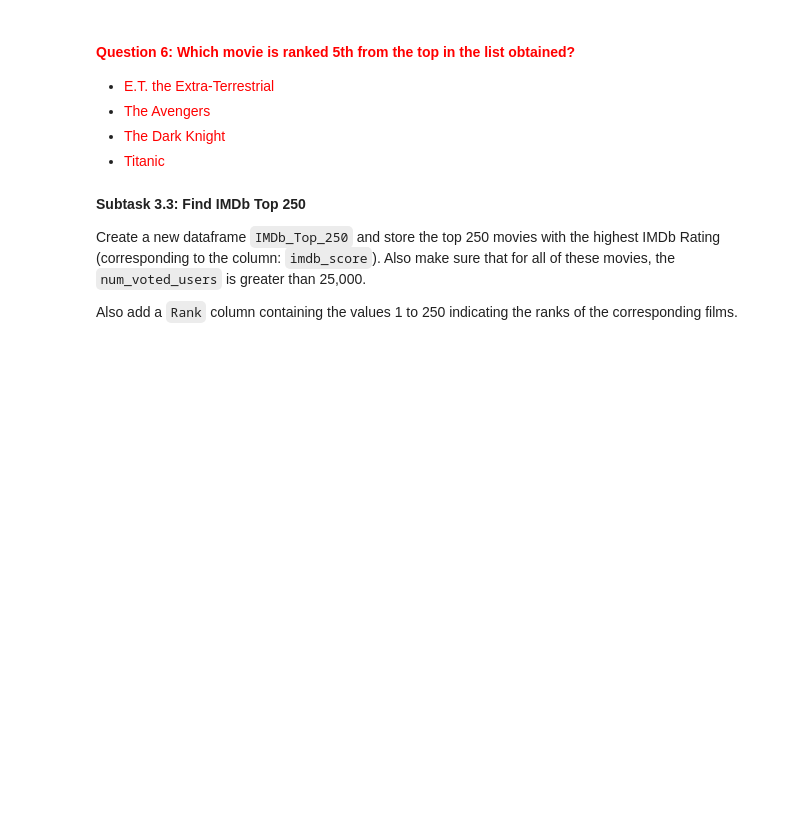
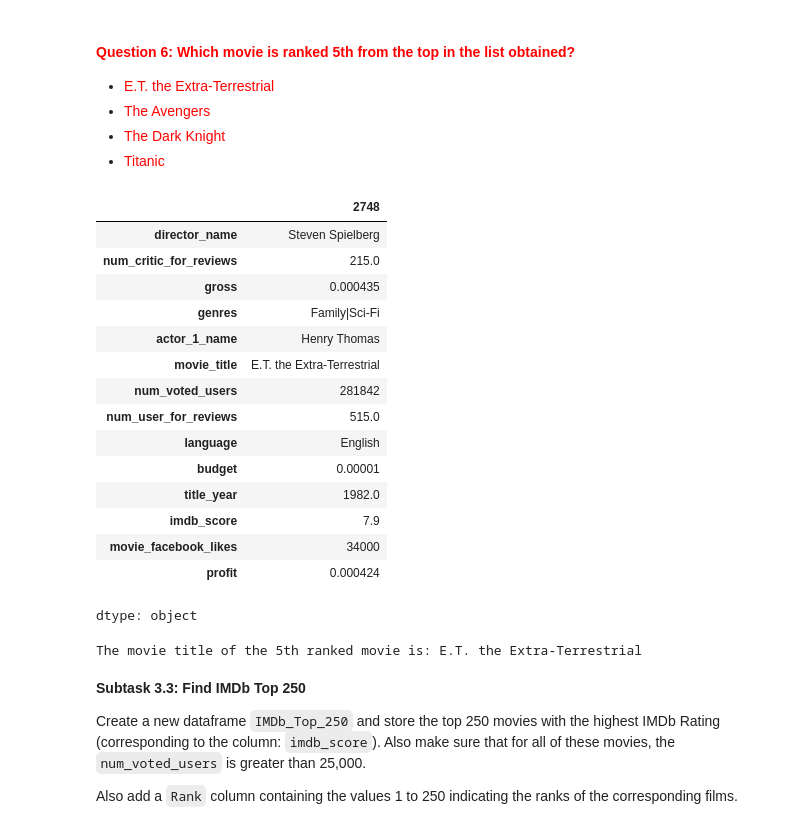
Before and after one commit to shashwatlko586/AICode586, a Jupyter notebook: Pandas_Numpy/Pandas Practice Exercise 2.ipynb, the cells around one changed output. Drawn from its saved outputs; the diff is of its cells as text; code cells hidden in the pictures; blank space fills up the shorter version.

```diff
--- a/Pandas_Numpy/Pandas Practice Exercise 2.ipynb
+++ b/Pandas_Numpy/Pandas Practice Exercise 2.ipynb
@@ -110,6 +230,8 @@ You might notice that the `language` column has some NaN values. Here, on inspec
 Convert the unit of the `budget` and `gross` columns from `$` to `million $`.
 # %%
 # Write your code for unit conversion here
+movies['budget'] = movies['budget'] / 1000000
+movies['gross'] = movies['gross'] / 1000000
 # %% [markdown]
 **Subtask 3.2: Find the movies with highest profit**
 
@@ -118,5 +240,7 @@ Convert the unit of the `budget` and `gross` columns from `$` to `million $`.
    3. Extract the top ten profiting movies in descending order and store them in a new dataframe - `top10`
 # %%
 # Write your code for creating the profit column here
+movies['profit'] = movies['gross'] - movies['budget']
 # %%
 # Write your code for sorting the dataframe here
+movies = movies.sort_values(by='profit', ascending=False)
@@ -125,3 +247,5 @@ top10 = # Write your code to get the top 10 profiting movies here
+# %%
+top10 = movies.head(10)
 # %% [markdown]
 **Checkpoint:** You might spot two movies directed by `James Cameron` in the list.
 # %% [markdown]
@@ -130,6 +254,30 @@ top10 = # Write your code to get the top 10 profiting movies here
 -  <font color='red'>The Avengers</font>
 -  <font color='red'>The Dark Knight</font>
 -  <font color='red'>Titanic</font>
+# %%
+top10.iloc[4]
+# %% [output]
+|  | 2748 |
+| director_name | Steven Spielberg |
+| num_critic_for_reviews | 215.0 |
+| gross | 0.000435 |
+| genres | Family|Sci-Fi |
+| actor_1_name | Henry Thomas |
+| movie_title | E.T. the Extra-Terrestrial |
+| num_voted_users | 281842 |
+| num_user_for_reviews | 515.0 |
+| language | English |
+| budget | 0.00001 |
+| title_year | 1982.0 |
+| imdb_score | 7.9 |
+| movie_facebook_likes | 34000 |
+| profit | 0.000424 |
+dtype: object
+# %%
+fifth_movie_title = top10.iloc[4]['movie_title']
+print(f"The movie title of the 5th ranked movie is: {fifth_movie_title}")
+# %% [output]
+The movie title of the 5th ranked movie is: E.T. the Extra-Terrestrial
 # %% [markdown]
 **Subtask 3.3: Find IMDb Top 250**
 
```
Also changed, not shown: parts of 28 cells of this notebook, 1 other file.
